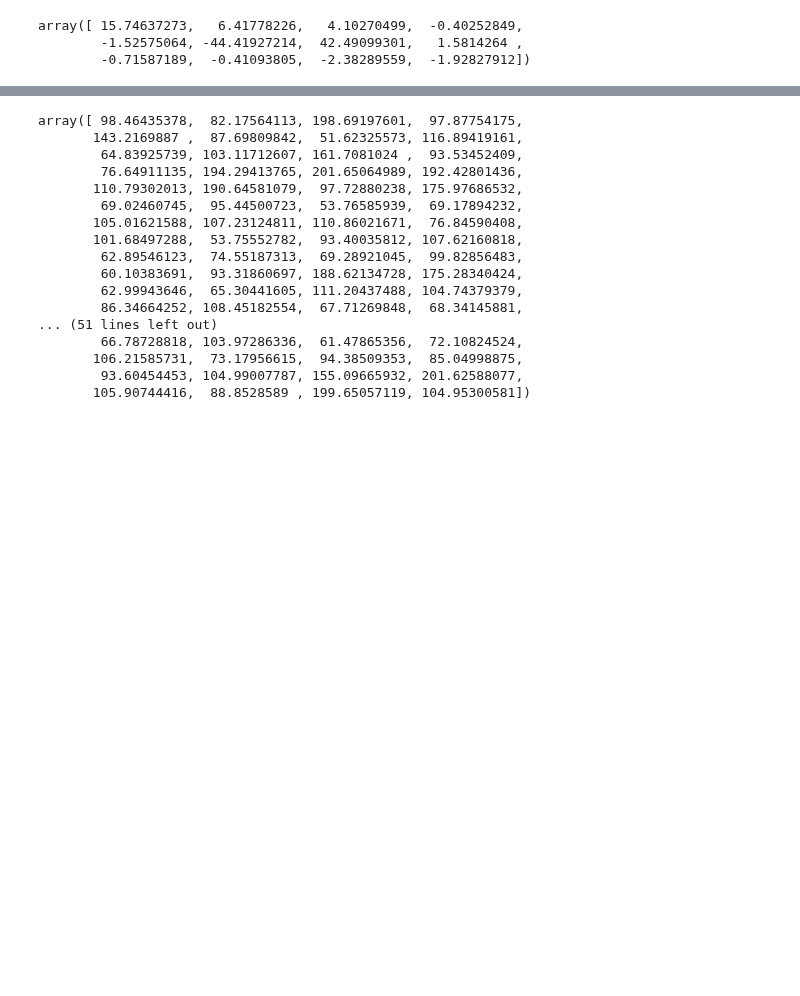
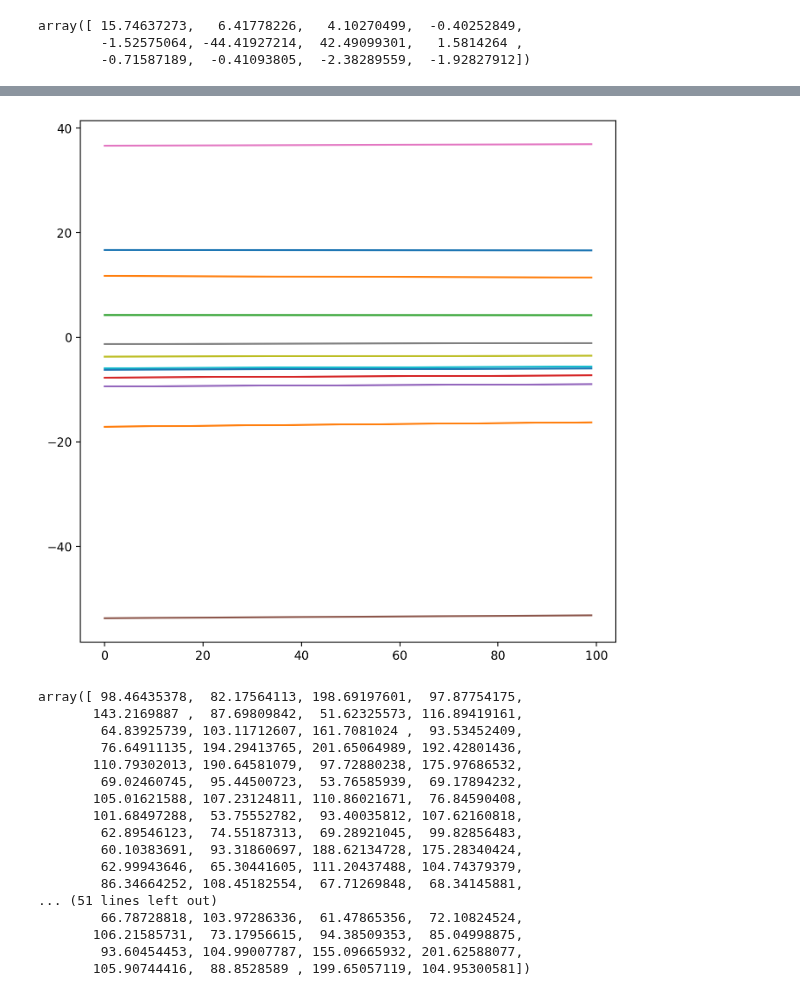
Before and after one commit to ashen007/MedicalCostPrediction-insurance_fraudDetection, a Jupyter notebook: medical cost predict.ipynb, the cells around one changed output, grey strips where cells are left out. Drawn from its saved outputs; the diff is of its cells as text; code cells hidden in the pictures; blank space fills up the shorter version.

Commit message:
optimize alpha

```diff
--- a/medical cost predict.ipynb
+++ b/medical cost predict.ipynb
@@ -197,0 +198,14 @@ array([ 16.64216975,  11.56679252,   4.23358226,  -7.4927075 ,
+# %%
+# optimize alpha
+alpha = np.arange(0,1,0.01)
+alpha_hist = []
+
+for i in range(alpha.shape[0]):
+    w = regression_model.ridge_fit(np.sqrt(train_x),
+                                   np.sqrt(train_y),
+                                   0.01,
+                                   alpha[i],
+                                   10001)
+    alpha_hist.append(w)
+
+alpha_hist
@@ -198,3 +230,12 @@ array([ 16.64216975,  11.56679252,   4.23358226,  -7.4927075 ,
+# %%
+alpha_hist = np.asarray(alpha_hist)
+
+fig = plt.figure(figsize=[8,8],dpi=200)
+ax = fig.add_subplot(111)
+ax.plot(alpha_hist,label=)
+plt.show()
+# %% [output]
+[figure, added]
 # %%
 predict_2 = np.dot(np.sqrt(test_x),weights_gd)
 predict_2
```
Also changed, not shown: parts of 5 cells of this notebook.
